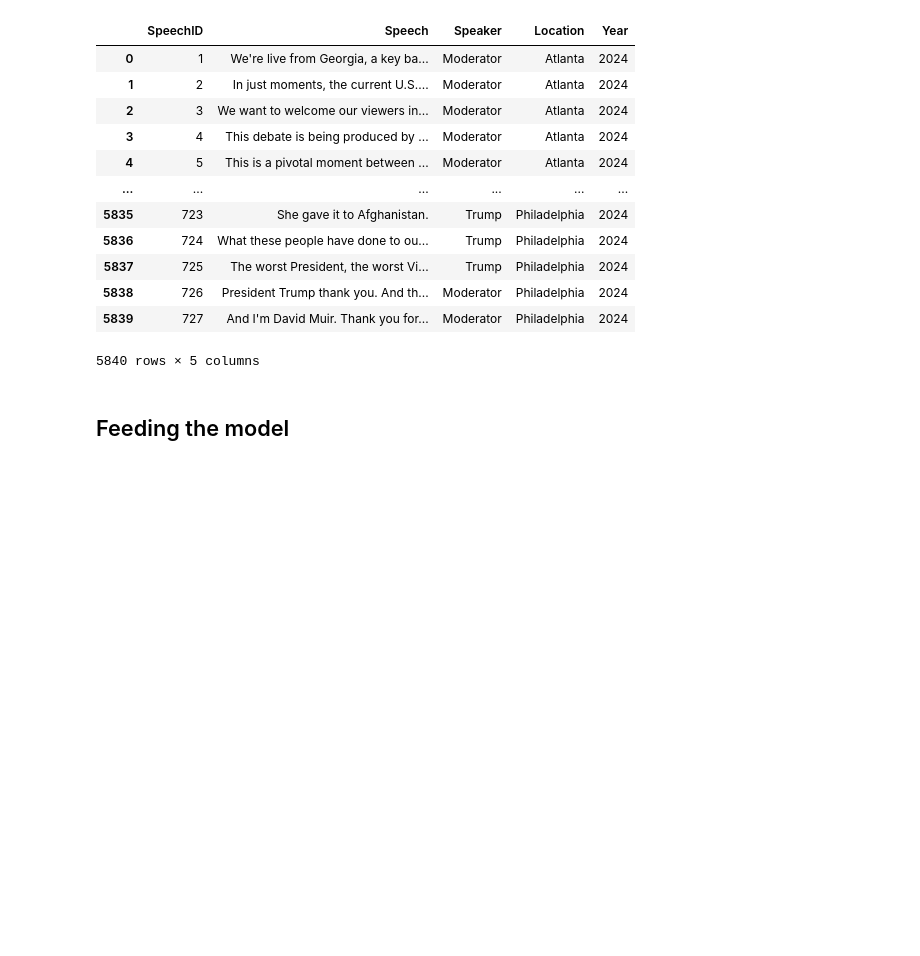
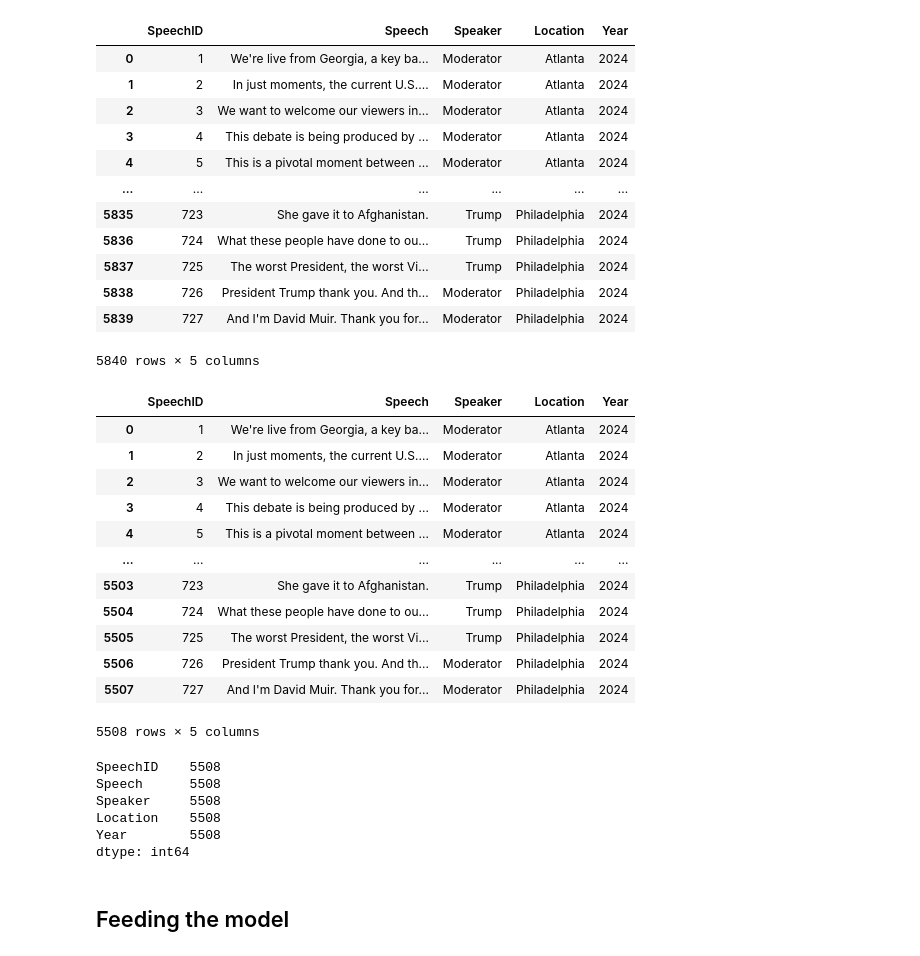
Before and after one commit to chiesastefano/politicalText, a Jupyter notebook: sample.ipynb, the cells around one changed output. Drawn from its saved outputs; the diff is of its cells as text; code cells hidden in the pictures; blank space fills up the shorter version.

```diff
--- a/sample.ipynb
+++ b/sample.ipynb
@@ -128,3 +131,28 @@ speeches
+# %%
+speeches_done
+# %% [output]
+|  | SpeechID | Speech | Speaker | Location | Year |
+| 0 | 1 | We're live from Georgia, a key ba... | Moderator | Atlanta | 2024 |
+| 1 | 2 | In just moments, the current U.S.... | Moderator | Atlanta | 2024 |
+| 2 | 3 | We want to welcome our viewers in... | Moderator | Atlanta | 2024 |
+| 3 | 4 | This debate is being produced by ... | Moderator | Atlanta | 2024 |
+| 4 | 5 | This is a pivotal moment between ... | Moderator | Atlanta | 2024 |
+| ... | ... | ... | ... | ... | ... |
+| 5503 | 723 | She gave it to Afghanistan. | Trump | Philadelphia | 2024 |
+| 5504 | 724 | What these people have done to ou... | Trump | Philadelphia | 2024 |
+| 5505 | 725 | The worst President, the worst Vi... | Trump | Philadelphia | 2024 |
+| 5506 | 726 | President Trump thank you. And th... | Moderator | Philadelphia | 2024 |
+| 5507 | 727 | And I'm David Muir. Thank you for... | Moderator | Philadelphia | 2024 |
+5508 rows × 5 columns
+# %%
+speeches_done.count()
+# %% [output]
+SpeechID    5508
+Speech      5508
+Speaker     5508
+Location    5508
+Year        5508
+dtype: int64
 # %% [markdown]
 ## Feeding the model
 # %%
```
Also changed, not shown: parts of 6 cells of this notebook, 1 other file.
